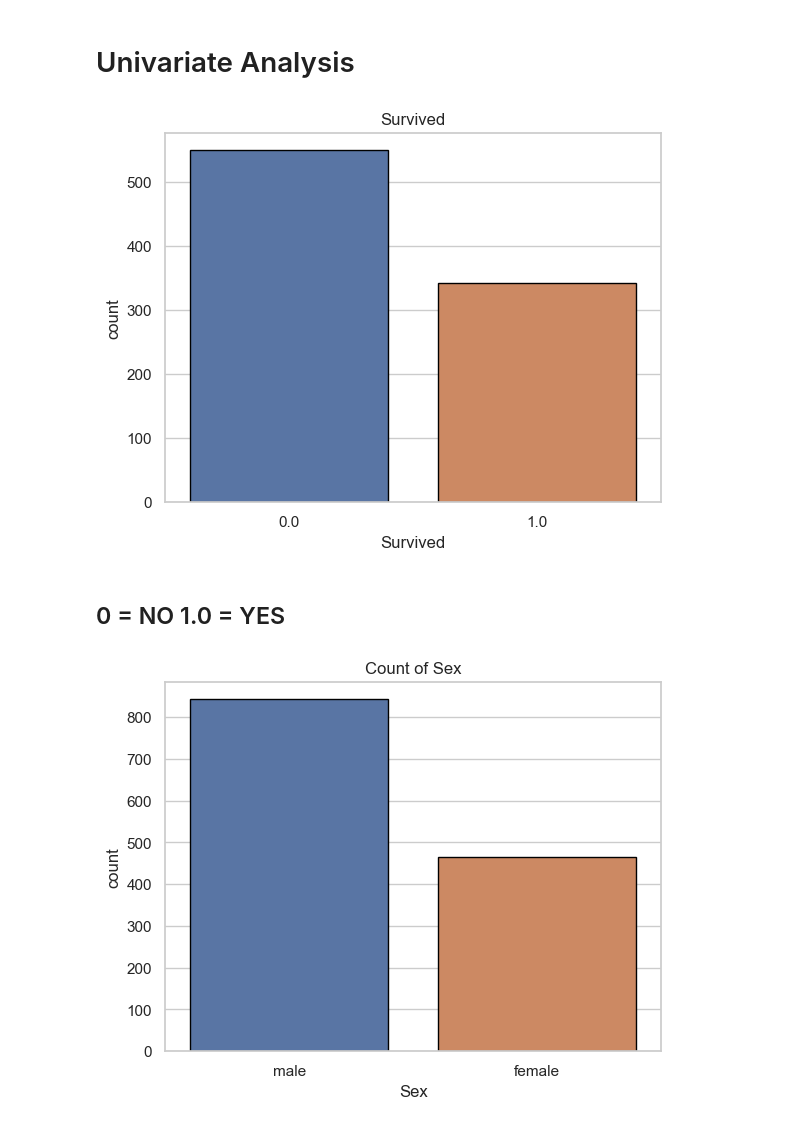
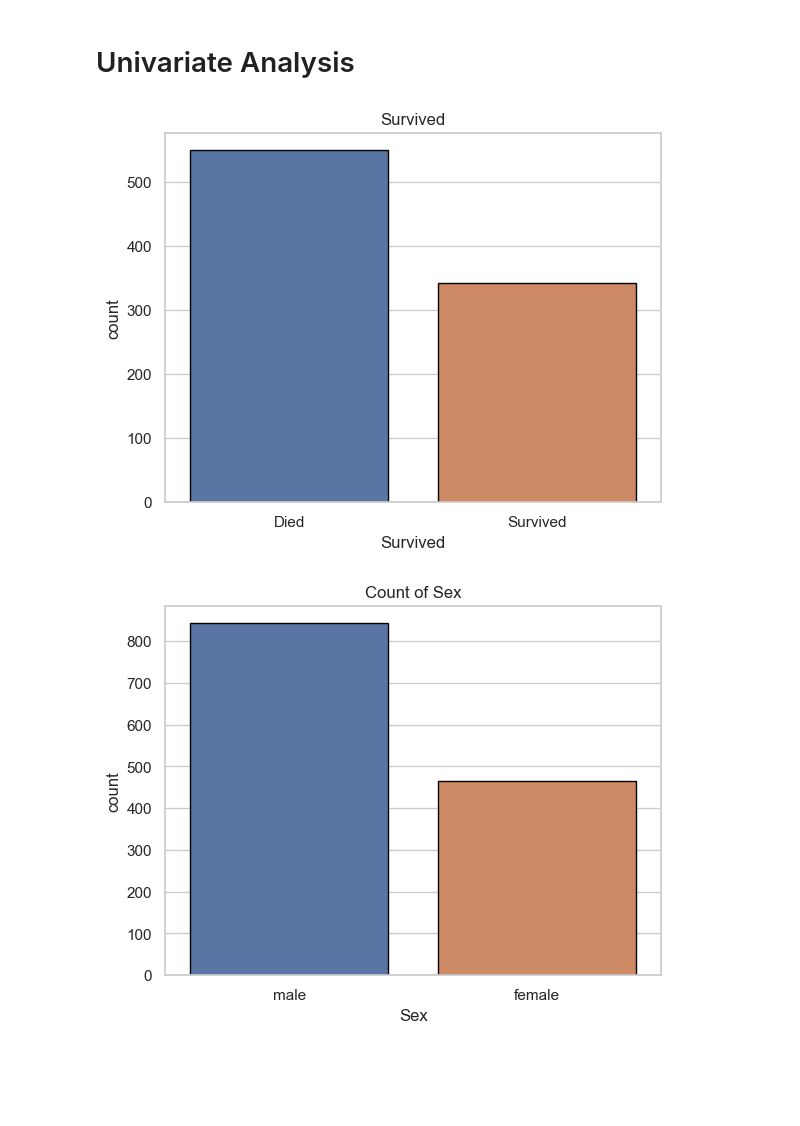
Before and after one commit to GClark89/Titanic, a Jupyter notebook: EDA.ipynb, the cells around one changed output. Saved outputs shown, nothing was run; the diff lists cells and outputs as text; code cells hidden in the pictures; blank space fills up the shorter version.

```diff
--- a/EDA.ipynb
+++ b/EDA.ipynb
@@ -193,12 +200,11 @@ df.describe()
 # Univariate Analysis
 # %%
 sns.countplot(df, x= "Survived", hue="Survived", edgecolor="black", legend= False)
+plt.xticks(ticks=[0, 1], labels=["Died", "Survived"])
 plt.title("Survived")
 plt.show()
 # %% [output]
-[figure, old version]
+[figure, new version]
-# %% [markdown]
-## 0 = NO  1.0 = YES
 # %%
 sns.countplot(df, x='Sex', hue= 'Sex', edgecolor = "black")
 sns.set(style="whitegrid")
```
Also changed, not shown: parts of 12 cells of this notebook.
